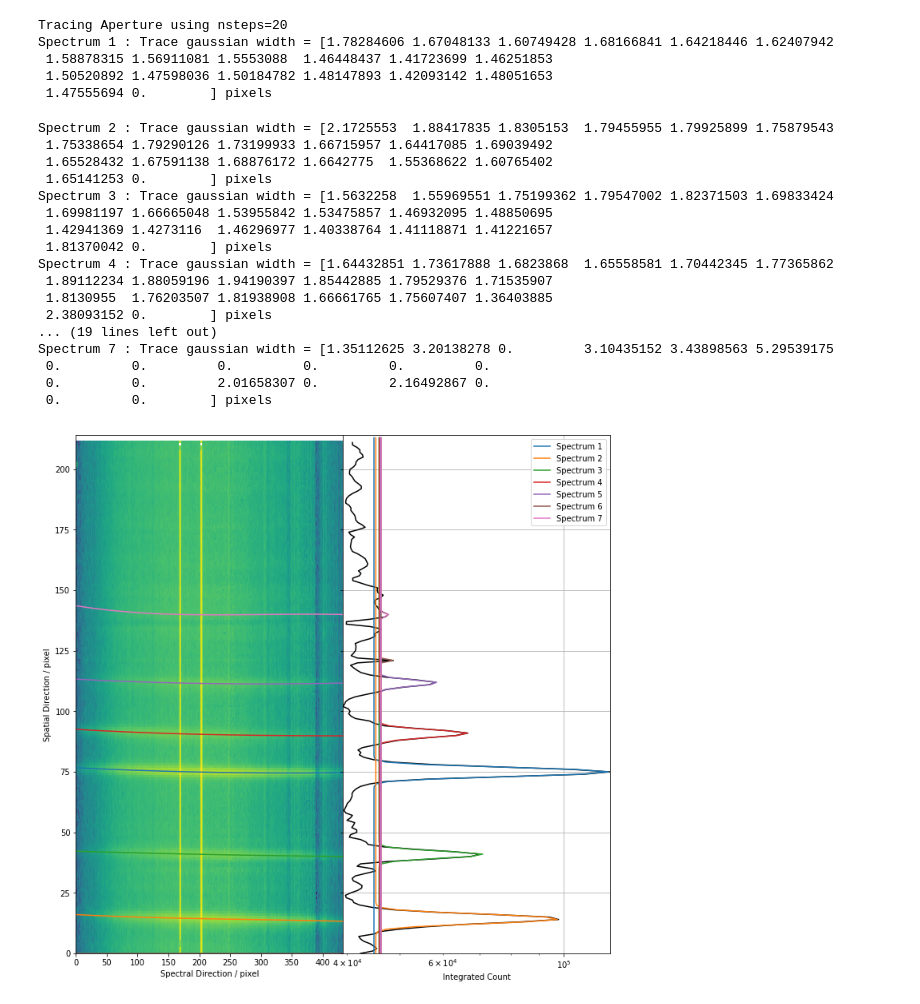
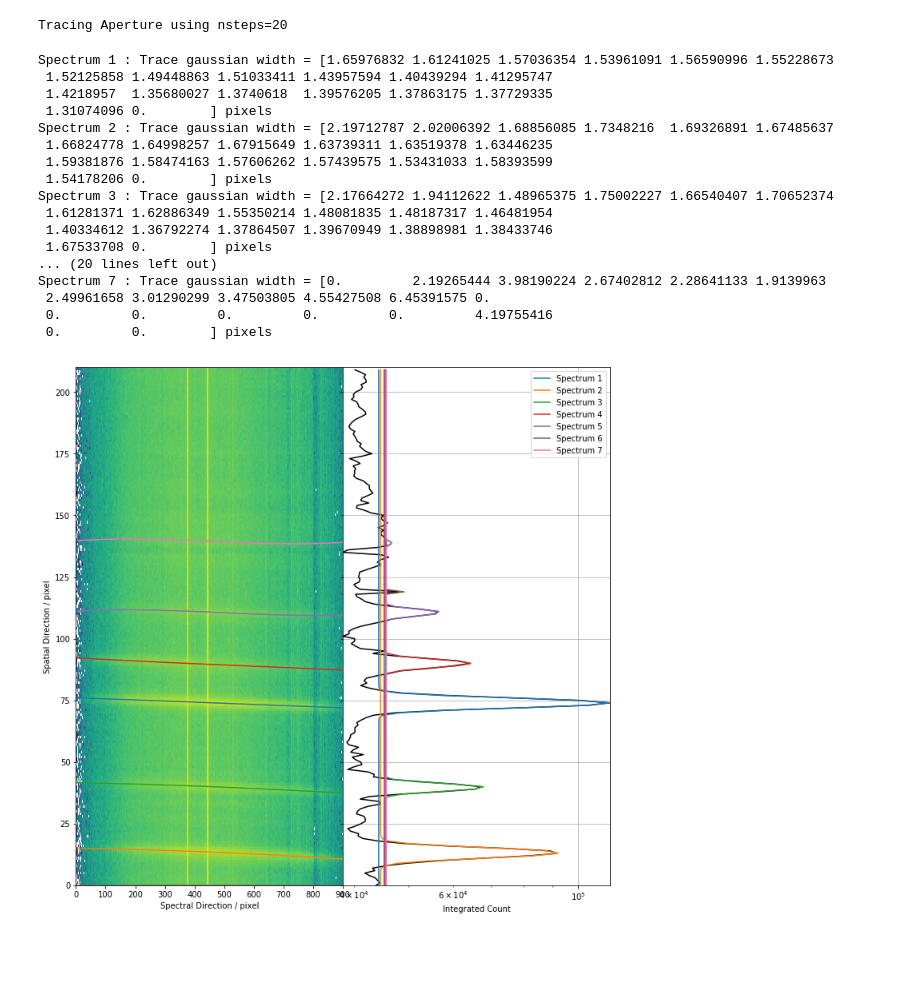
Before and after one commit to cylammarco/ASPIRED, a Jupyter notebook: SPRAT_2dspec_BLAP14.ipynb, the cells around one changed output. Drawn from its saved outputs; the diff is of its cells as text; code cells hidden in the pictures; blank space fills up the shorter version.

Commit message:
fixed spec/sptial direction mix up

```diff
--- a/SPRAT_2dspec_BLAP14.ipynb
+++ b/SPRAT_2dspec_BLAP14.ipynb
@@ -11,7 +11,7 @@ import standard
 # %%
 # Example data from SPRAT
 # BLAP-14
-sprat_data = fits.open('examples/v_e_20180704_32_1_0_2.fits')[1].data
+sprat_data = fits.open('examples/v_e_20180704_32_1_0_2.fits')[0].data
 # %%
 # (1) example of twodspec._find_peaks() without cosmic ray removal
 
@@ -38,47 +38,36 @@ peaks_y, heights_y = twodspec._find_peaks(detect_cosmics(sprat_data)[1], spec_si
 # %%
 # (3) example of twodspec.ap_trace() with cosmic ray removal, selecting the 7 brightest spectra
 #     in the pixel range covered by spatial_mask and spec_mask.
 #     The 6th and 7th ones failed, error messages are printed but the code continues to run.
 
 
-spec_mask = np.zeros(spec_size)
-#spec_mask[40:250] += 1
-spec_mask += 1
-spec_mask = (spec_mask == 1)
-
-spatial_mask = np.zeros(spatial_size)
-#spatial_mask[100:1000] += 1
-spatial_mask += 1
-spatial_mask = (spatial_mask == 1)
+spatial_mask = np.arange(40,250)
+spec_mask = np.arange(100,1000)
 
 my, my_sigma = twodspec.ap_trace(sprat_data, nsteps=20, spatial_mask=spatial_mask, spec_mask=spec_mask,
                                 cosmic=True, n_spec=7, recenter=False, prevtrace=(0, ),
                                 fittype='spline', bigbox=8, Saxis=1,
                                 silence=False, display=True)
 # %% [output]
 Tracing Aperture using nsteps=20
-Spectrum 1 : Trace gaussian width = [1.78284606 1.67048133 1.60749428 1.68166841 1.64218446 1.62407942
- 1.58878315 1.56911081 1.5553088  1.46448437 1.41723699 1.46251853
- 1.50520892 1.47598036 1.50184782 1.48147893 1.42093142 1.48051653
- 1.47555694 0.        ] pixels
-Spectrum 2 : Trace gaussian width = [2.1725553  1.88417835 1.8305153  1.79455955 1.79925899 1.75879543
- 1.75338654 1.79290126 1.73199933 1.66715957 1.64417085 1.69039492
- 1.65528432 1.67591138 1.68876172 1.6642775  1.55368622 1.60765402
- 1.65141253 0.        ] pixels
-Spectrum 3 : Trace gaussian width = [1.5632258  1.55969551 1.75199362 1.79547002 1.82371503 1.69833424
- 1.69981197 1.66665048 1.53955842 1.53475857 1.46932095 1.48850695
- 1.42941369 1.4273116  1.46296977 1.40338764 1.41118871 1.41221657
- 1.81370042 0.        ] pixels
-Spectrum 4 : Trace gaussian width = [1.64432851 1.73617888 1.6823868  1.65558581 1.70442345 1.77365862
- 1.89112234 1.88059196 1.94190397 1.85442885 1.79529376 1.71535907
- 1.8130955  1.76203507 1.81938908 1.66661765 1.75607407 1.36403885
- 2.38093152 0.        ] pixels
-... (19 lines left out)
-Spectrum 7 : Trace gaussian width = [1.35112625 3.20138278 0.         3.10435152 3.43898563 5.29539175
- 0.         0.         0.         0.         0.         0.
- 0.         0.         2.01658307 0.         2.16492867 0.
+Spectrum 1 : Trace gaussian width = [1.65976832 1.61241025 1.57036354 1.53961091 1.56590996 1.55228673
+ 1.52125858 1.49448863 1.51033411 1.43957594 1.40439294 1.41295747
+ 1.4218957  1.35680027 1.3740618  1.39576205 1.37863175 1.37729335
+ 1.31074096 0.        ] pixels
+Spectrum 2 : Trace gaussian width = [2.19712787 2.02006392 1.68856085 1.7348216  1.69326891 1.67485637
+ 1.66824778 1.64998257 1.67915649 1.63739311 1.63519378 1.63446235
+ 1.59381876 1.58474163 1.57606262 1.57439575 1.53431033 1.58393599
+ 1.54178206 0.        ] pixels
+Spectrum 3 : Trace gaussian width = [2.17664272 1.94112622 1.48965375 1.75002227 1.66540407 1.70652374
+ 1.61281371 1.62886349 1.55350214 1.48081835 1.48187317 1.46481954
+ 1.40334612 1.36792274 1.37864507 1.39670949 1.38898981 1.38433746
+ 1.67533708 0.        ] pixels
+... (20 lines left out)
+Spectrum 7 : Trace gaussian width = [0.         2.19265444 3.98190224 2.67402812 2.28641133 1.9139963
+ 2.49961658 3.01290299 3.47503805 4.55427508 6.45391575 0.
+ 0.         0.         0.         0.         0.         4.19755416
  0.         0.        ] pixels
-[figure, old version]
+[figure, new version]
 # %%
 # (4a) (Aperature) Extracting spectrum by summing over the aperture along the trace
 # my[0] is a special cases where skysep has to be increased to avoid crowding
```
Also changed, not shown: parts of 17 cells of this notebook, 2 other files.
